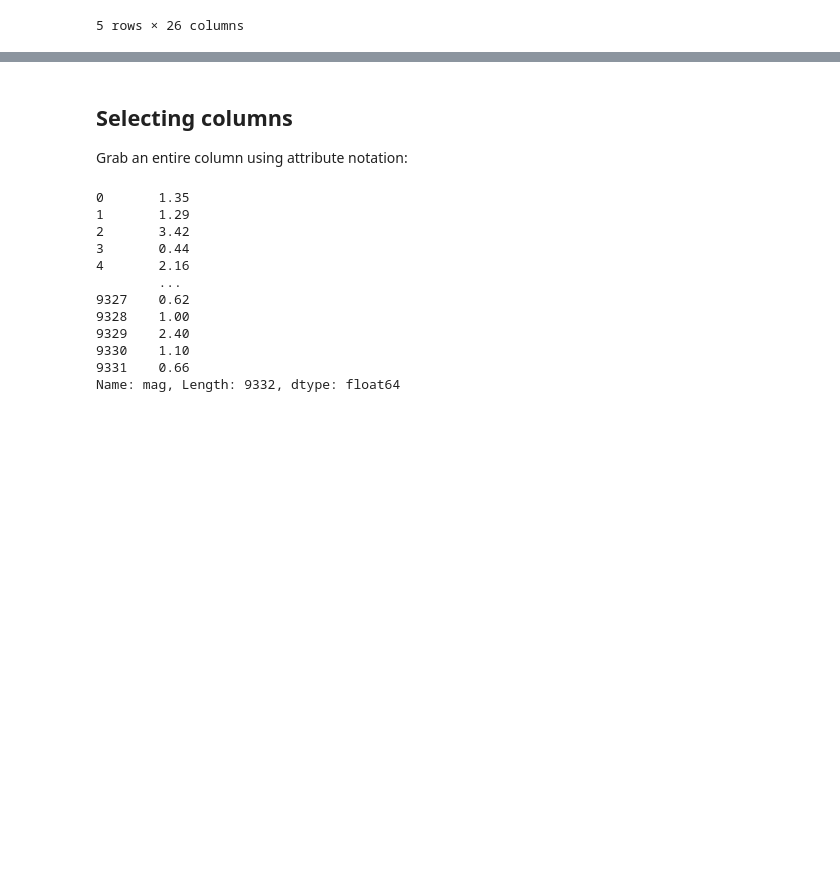
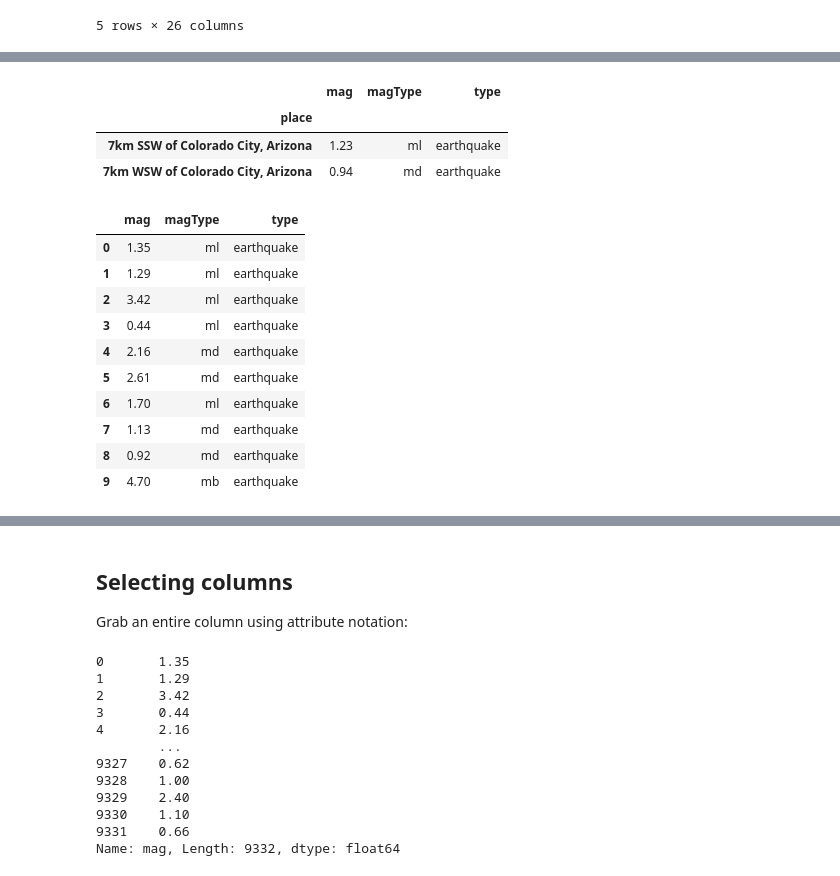
Before and after one commit to jsh1021902/ai_for_machine_learning, a Jupyter notebook: week3/cross_5_subsetting_data.ipynb, the cells around one changed output, grey strips where cells are left out. Cells and saved outputs as stored; diff of their text form; code cells hidden in the pictures; blank space fills up the shorter version.

```diff
--- a/week3/cross_5_subsetting_data.ipynb
+++ b/week3/cross_5_subsetting_data.ipynb
@@ -33,0 +109,7 @@ df.head()
+# %%
+df.set_index('place').filter(like='Arizona', axis=0).filter(items=['mag', 'magType', 'type']).head()
+# %% [output]
+|  | mag | magType | type |
+| place |  |  |  |
+| 7km SSW of Colorado City, Arizona | 1.23 | ml | earthquake |
+| 7km WSW of Colorado City, Arizona | 0.94 | md | earthquake |
@@ -33,0 +118,14 @@ df.head()
+# %%
+df.loc[df['mag'].head(10).index, ['mag', 'magType', 'type']]
+# %% [output]
+|  | mag | magType | type |
+| 0 | 1.35 | ml | earthquake |
+| 1 | 1.29 | ml | earthquake |
+| 2 | 3.42 | ml | earthquake |
+| 3 | 0.44 | ml | earthquake |
+| 4 | 2.16 | md | earthquake |
+| 5 | 2.61 | md | earthquake |
+| 6 | 1.70 | ml | earthquake |
+| 7 | 1.13 | md | earthquake |
+| 8 | 0.92 | md | earthquake |
+| 9 | 4.70 | mb | earthquake |
```
Also changed, not shown: parts of 10 cells of this notebook.
